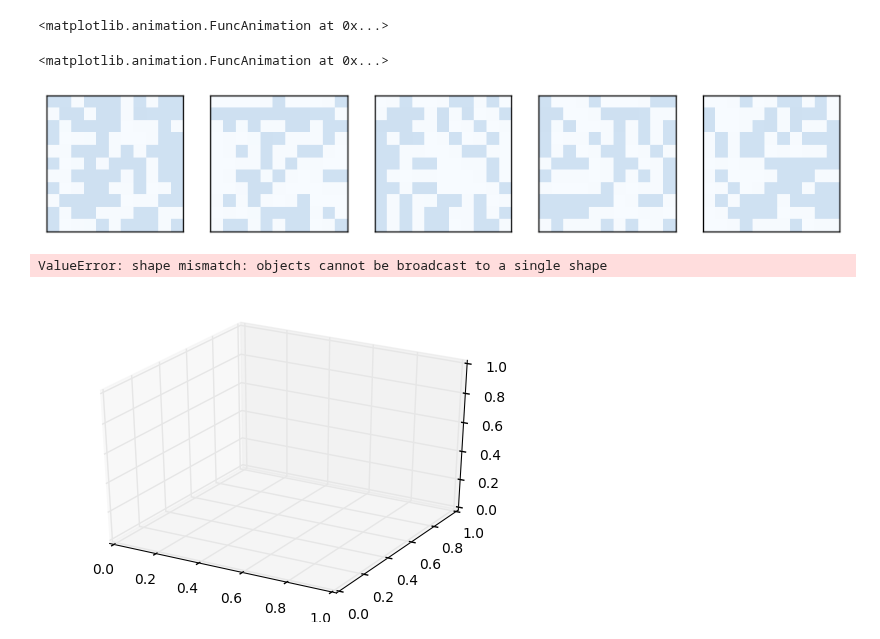
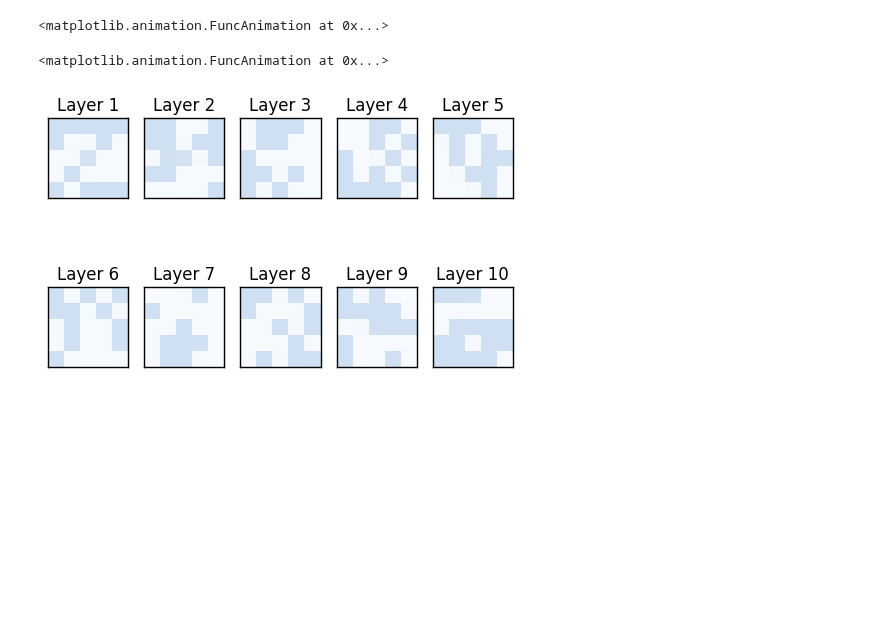
Before and after one commit to Maxventeen/Gas_expansion, a Jupyter notebook: Project.ipynb, the cells around one changed output. Saved outputs shown, nothing was run; the diff lists cells and outputs as text; code cells hidden in the pictures; blank space fills up the shorter version.

```diff
--- a/Project.ipynb
+++ b/Project.ipynb
@@ -308,9 +308,14 @@ class PercolationViewer3D(Cell2DViewer):
 
     def draw(self):
         z = len(self.perc.layers)
-        thinkplot.preplot(cols=z)
+
+        cols = 5
+        rows = np.ceil(z/cols)
+
+        thinkplot.preplot(cols=cols, rows=rows)
         for x in range(z):
             thinkplot.subplot(x+1)
+            thinkplot.config(title='{0} {1}'.format('Layer', str(x+1)))
             self.perc.array = self.perc.layers[x]
             Cell2DViewer.draw(self)
 
@@ -441,14 +446,14 @@ class Percolation3D(Percolation):
 # %%
 seed = 10
 
-perc3d = Percolation3D(17,z=5,r=0.2,p=0.5)
+perc3d = Percolation3D(5,z=10,r=0.1,p=0.5)
 
 viewer = PercolationViewer3D(perc3d)
 anim = viewer.animate(frames=50)
 anim
 # %% [output]
 <matplotlib.animation.FuncAnimation at 0x...>
-[figure, old version]
+[figure, new version]
 # %%
 import matplotlib.pyplot as plt
 from mpl_toolkits.mplot3d import Axes3D
@@ -461,19 +466,16 @@ from mpl_toolkits.mplot3d import Axes3D
 # ax.plot(x, y, zs=0, zdir='z', label='curve in (x,y)')
 
 # Set up grid and test data
-nx, ny = 256, 1024
-x = range(nx)
-y = range(ny)
+# nx, ny = 256, 1024
+# x = range(nx)
+# y = range(ny)
 
-data = np.random.random((nx, ny))
+# data = np.random.random((nx, ny))
 
-hf = plt.figure()
-ha = hf.add_subplot(111, projection='3d')
+# hf = plt.figure()
+# ha = hf.add_subplot(111, projection='3d')
 
-X, Y = np.meshgrid(x, y)  # `plot_surface` expects `x` and `y` data to be 2D
-ha.plot_surface(X, Y, data)
+# X, Y = np.meshgrid(x, y)  # `plot_surface` expects `x` and `y` data to be 2D
+# ha.plot_surface(X, Y, data)
 
-plt.show()
+# plt.show()
-# %% [output]
-ValueError: shape mismatch: objects cannot be broadcast to a single shape
-[figure, removed]
```
